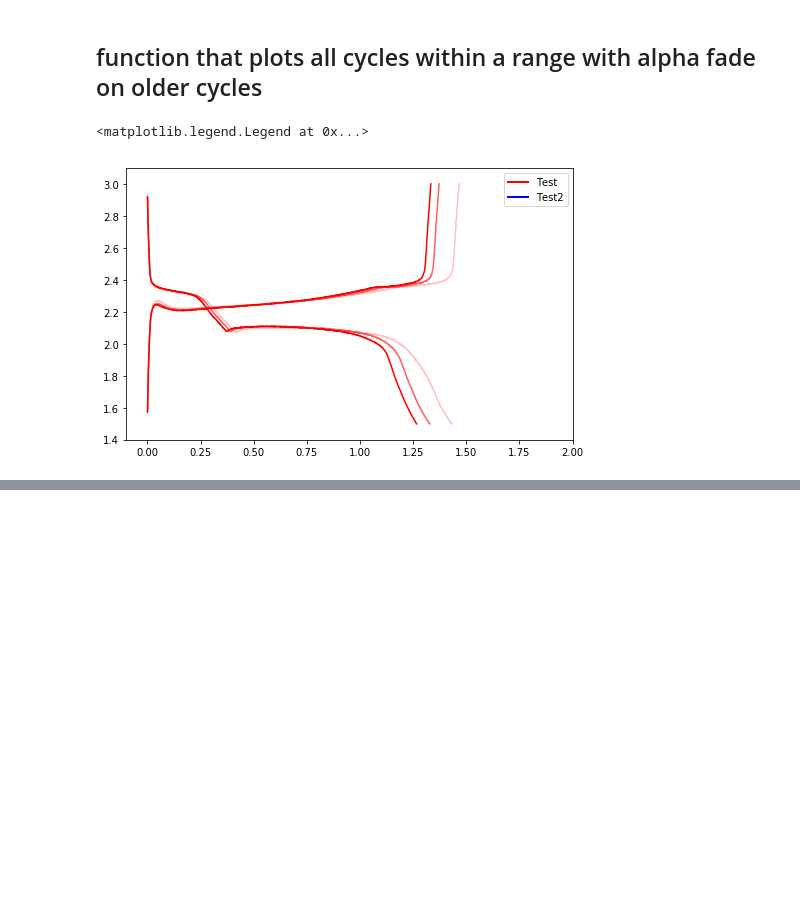
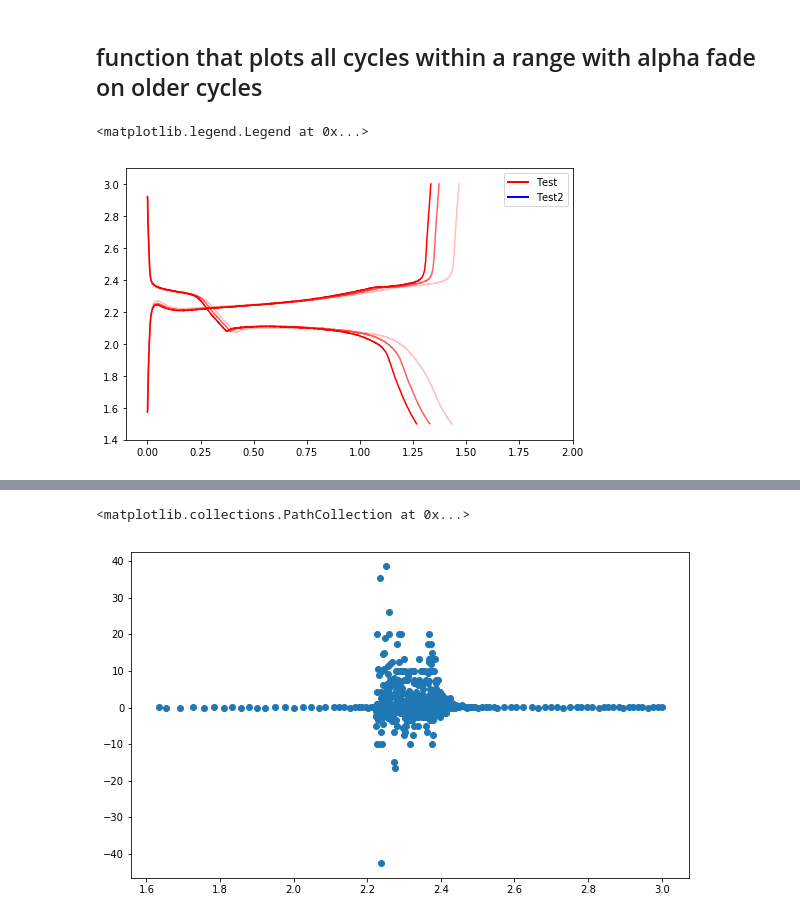
Before and after one commit to ParkerSteichen/battery_cycler, a Jupyter notebook: Dev_2/dataprep_dev.ipynb, the cells around one changed output, grey strips where cells are left out. Saved outputs shown, nothing was run; the diff lists cells and outputs as text; code cells hidden in the pictures; blank space fills up the shorter version.

Commit message:
working on dQ/dV plots

```diff
--- a/Dev_2/dataprep_dev.ipynb
+++ b/Dev_2/dataprep_dev.ipynb
@@ -52,9 +52,17 @@ def clean_prep_break(dataframe):
     dataframe2 = dataframe.drop(drop_index)
     # add column with time converted to seconds
     t_sec = []
+    step_t_sec = []
     times = dataframe2['test_time']
+    step_times = dataframe2['step_time']
     for i in range(len(dataframe2['test_time'])):
         j = index[i]
+        # first convert step time to seconds
+        step_time_0 = str(step_times[j])
+        hours, minutes, seconds = step_time_0.split(':')
+        sec = int(hours)*3600 + int(minutes)*60 + int(seconds)
+        step_t_sec.append(sec)
+        # next convert overall time to seconds
         time_0 = str(times[j])
         if len(time_0) < 10:
             days = 0
@@ -64,6 +72,7 @@ def clean_prep_break(dataframe):
             hours, minutes, seconds = time.split(':')
         sec = int(days)*86400 + int(hours)*3600 + int(minutes)*60 + int(seconds)
         t_sec.append(sec)
+    dataframe2['step_time_sec'] = step_t_sec
     dataframe2['test_time_sec'] = t_sec
     # converts drop_index to a list of cycle_breaks
     cycle_break = []
@@ -265,0 +274,32 @@ array([0, 1])
+# %%
+test_df = clean_dataframe
+current = test_df['current']
+time = test_df['step_time_sec']
+Q = current*time
+test_df['Q'] = Q
+# %%
+cycle_num = 6
+# extract cycle data
+charge_indeces = cycle_list[cycle_num-1][0]
+discharge_indeces = cycle_list[cycle_num-1][1]
+charge_df = test_df[test_df.index.isin(charge_indeces)]
+discharge_df = test_df[test_df.index.isin(discharge_indeces)]
+
+# clean data to remove any instances of duplicate voltages
+unique_df = charge_df.drop_duplicates(subset='voltage', keep='first', inplace=False)
+# charge_df = charge_df.drop_duplicates(subset='capacity', keep='first', inplace=False)
+
+# calculate dQ/dV
+dQ_dV = []
+voltages = []
+Q_values = list(unique_df['capacity'])
+V_values = list(unique_df['voltage'])
+for i, _ in enumerate(Q_values):
+    if i == 0:
+        pass
+    else:
+        dQ = Q_values[i] - Q_values[i-1]
+        dV = V_values[i] - V_values[i-1]
+        value = dQ/dV
+        dQ_dV.append(value)
+        voltages.append(V_values[i])
@@ -265,0 +326,6 @@ array([0, 1])
+# %%
+fig, ax = plt.subplots(figsize=(10,6))
+ax.scatter(voltages, dQ_dV)
+# %% [output]
+<matplotlib.collections.PathCollection at 0x...>
+[figure, added]
```
Also changed, not shown: parts of 6 cells of this notebook.
